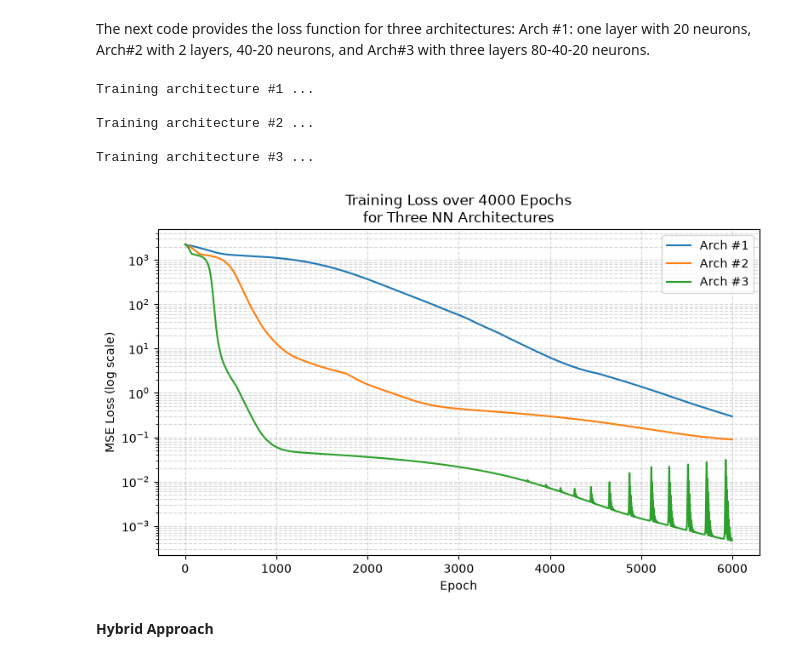
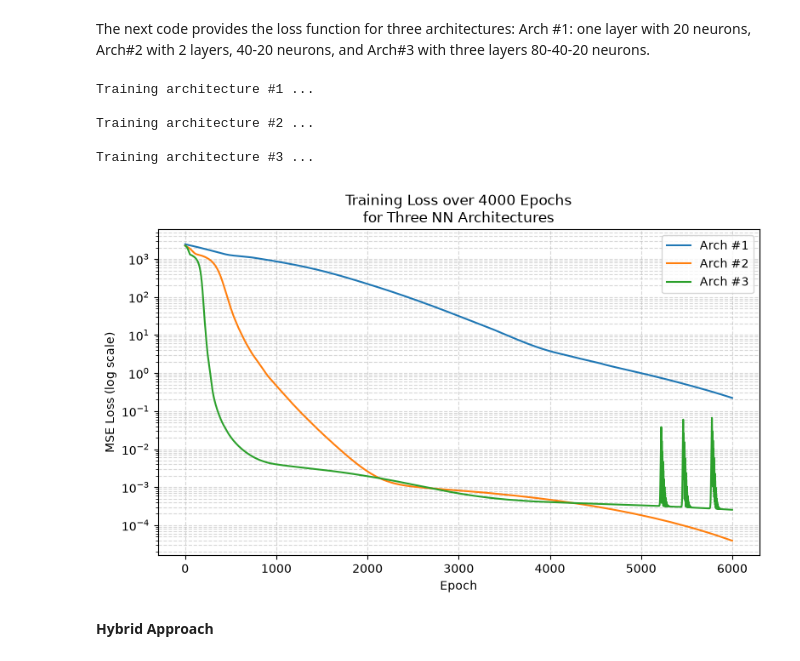
Before and after one commit to eealanoca/dl_methods_mathematical_physics, a Jupyter notebook: 2_5_4_dl_for_solving_equations_pytorch.ipynb, the cells around one changed output. Cells and saved outputs as stored; diff of their text form; code cells hidden in the pictures.

```diff
--- a/2_5_4_dl_for_solving_equations_pytorch.ipynb
+++ b/2_5_4_dl_for_solving_equations_pytorch.ipynb
@@ -456,9 +481,8 @@ The next code provides the loss function for three architectures: Arch #1: one l
 # %%
 import numpy as np
 import matplotlib.pyplot as plt
-import tensorflow as tf
-from tensorflow.keras.models import Sequential
-from tensorflow.keras.layers import Dense, Input
+import torch
+import torch.nn as nn
 
 # --- 1) Prepare the data ----------------------------------------------------
 T_env = 30.0
@@ -470,61 +494,78 @@ def exact_solution(t):
 
 # Ten sample points
 t_data = np.linspace(0, 10, 10).reshape(-1,1).astype(np.float32)
-u_data = exact_solution(t_data)
+u_data = exact_solution(t_data).astype(np.float32)
+
+t_tensor = torch.from_numpy(t_data)
+u_tensor = torch.from_numpy(u_data)
 
 # --- 2) Define three architectures -----------------------------------------
 
 def make_model(arch_id):
-    m = Sequential([ Input(shape=(1,)) ])
     if arch_id == 1:
-        m.add(Dense(20, activation='relu'))
+        layers = [nn.Linear(1, 20), nn.ReLU()]
+        last_dim = 20
     elif arch_id == 2:
-        m.add(Dense(40, activation='relu'))
-        m.add(Dense(20, activation='relu'))
+        layers = [nn.Linear(1, 40), nn.ReLU(),
+                  nn.Linear(40, 20), nn.ReLU()]
+        last_dim = 20
     else:  # arch_id == 3
-        m.add(Dense(80, activation='relu'))
-        m.add(Dense(40, activation='relu'))
-        m.add(Dense(20, activation='relu'))
-    m.add(Dense(1, activation='linear'))
-    m.compile(optimizer='adam', loss='mse')
-    return m
+        layers = [nn.Linear(1, 80), nn.ReLU(),
+                  nn.Linear(80, 40), nn.ReLU(),
+                  nn.Linear(40, 20), nn.ReLU()]
+        last_dim = 20
+    layers.append(nn.Linear(last_dim, 1))
+    return nn.Sequential(*layers)
 
 # --- 3) Train all three, record loss histories ------------------------------
 
 histories = {}
 epochs = 6000
+batch_size = 10  # equals dataset size, so it's full-batch training each epoch
 
-for arch in [1,2,3]:
+dataset = torch.utils.data.TensorDataset(t_tensor, u_tensor)
+
+for arch in [1, 2, 3]:
     model = make_model(arch)
+    optimizer = torch.optim.Adam(model.parameters())
+    criterion = nn.MSELoss()
+    loader = torch.utils.data.DataLoader(dataset, batch_size=batch_size, shuffle=True)
+
     print(f"\nTraining architecture #{arch} ...")
-    h = model.fit(
-        t_data, u_data,
-        epochs=epochs,
-        batch_size=10,
-        verbose=0
-    )
-    histories[arch] = h.history['loss']
+    loss_hist = []
+    for epoch in range(epochs):
+        epoch_losses = []
+        for t_batch, u_batch in loader:
+            optimizer.zero_grad()
+            pred = model(t_batch)
+            loss = criterion(pred, u_batch)
+            loss.backward()
+            optimizer.step()
+            epoch_losses.append(loss.item())
+        loss_hist.append(np.mean(epoch_losses))
+
+    histories[arch] = loss_hist
 
 # --- 4) Plot all three loss curves ------------------------------------------
 
 plt.figure(figsize=(8,5))
 for arch, loss_hist in histories.items():
     plt.plot(loss_hist, label=f"Arch #{arch}")
 plt.yscale('log')
 plt.xlabel("Epoch")
 plt.ylabel("MSE Loss (log scale)")
 plt.title("Training Loss over 4000 Epochs\nfor Three NN Architectures")
 plt.legend()
 plt.grid(True, which='both', ls='--', alpha=0.5)
 plt.tight_layout()
 plt.show()
 # %% [output]
 Training architecture #1 ...
 
 Training architecture #2 ...
 
 Training architecture #3 ...
-[figure, old version]
+[figure, new version]
 # %% [markdown]
 **Hybrid Approach**
 # %% [markdown]
```
Also changed, not shown: parts of 7 cells of this notebook.
